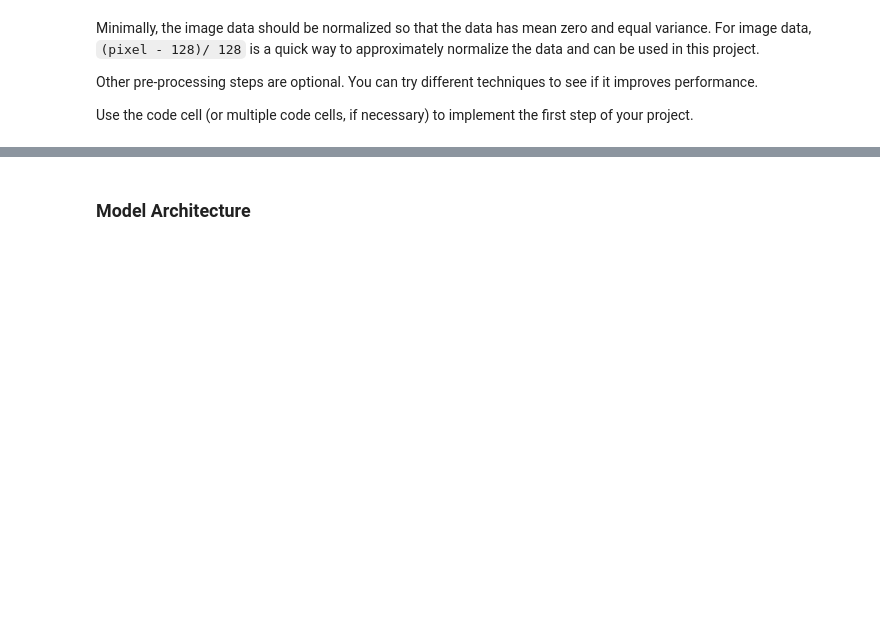
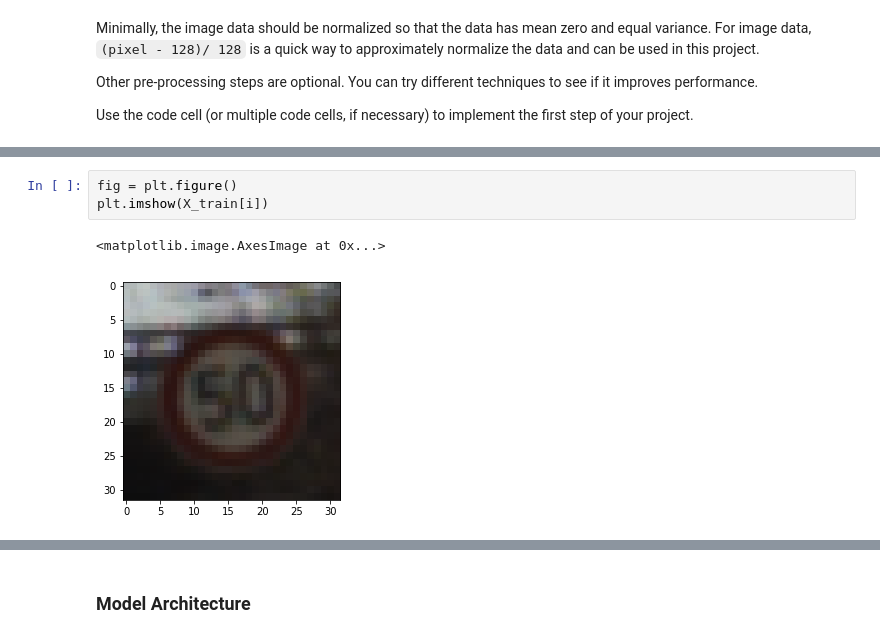
Before and after one commit to mkneesh/CarND-Traffic-Sign-Classifier-Project, a Jupyter notebook: Traffic_Sign_Classifier.ipynb, the cells around one changed output, grey strips where cells are left out. Drawn from its saved outputs; the diff is of its cells as text; blank space fills up the shorter version.

```diff
--- a/Traffic_Sign_Classifier.ipynb
+++ b/Traffic_Sign_Classifier.ipynb
@@ -140,0 +181,6 @@ Use the code cell (or multiple code cells, if necessary) to implement the first
+# %%
+fig = plt.figure()
+plt.imshow(X_train[i])
+# %% [output]
+<matplotlib.image.AxesImage at 0x...>
+[figure, added]
```
Also changed, not shown: parts of 15 cells of this notebook.
